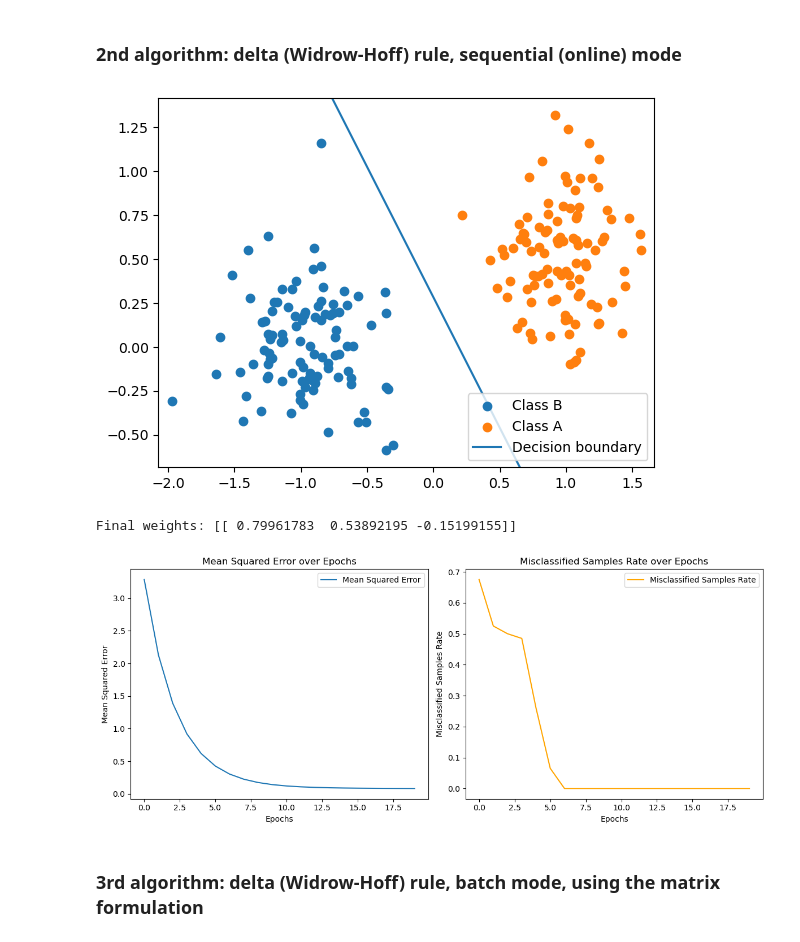
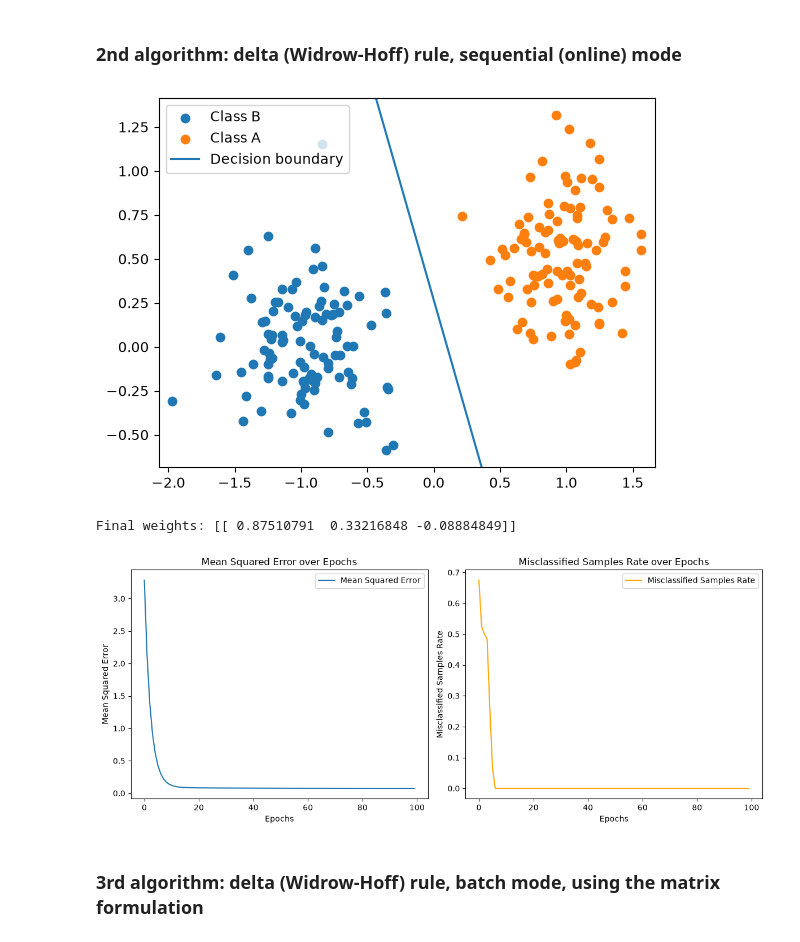
Before and after one commit to liviacardaccia02/Artificial-Neural-Networks-and-Deep-Architectures, a Jupyter notebook: lab1a/lab1a.ipynb, the cells around one changed output. Cells and saved outputs as stored; diff of their text form; code cells hidden in the pictures.

```diff
--- a/lab1a/lab1a.ipynb
+++ b/lab1a/lab1a.ipynb
@@ -35,24 +35,24 @@ perceptron.plot_metrics()
 # %%
 from algorithms import DeltaRulePerceptron
 
 def delta_rule_activation_function(x):
     return np.where(x >= 0, 1, -1)
 
 T_delta = np.where(T == 0, -1, T)
 
 perceptron = DeltaRulePerceptron(
                         input_size=2,
                         output_size=1,
                         learning_rate=0.001,
                         activation_function=delta_rule_activation_function)
 
-perceptron.train(X, T_delta, epochs=20)
+perceptron.train(X, T_delta, epochs=100)
 print("Final weights:", perceptron.weights)
 perceptron.plot_metrics()
 # %% [output]
-[figure, old version]
+[figure, new version]
-Final weights: [[ 0.79961783  0.53892195 -0.15199155]]
+Final weights: [[ 0.87510791  0.33216848 -0.08884849]]
-[figure, old version]
+[figure, new version]
 # %% [markdown]
 ### 3rd algorithm: delta (Widrow-Hoff) rule, batch mode, using the matrix formulation
 # %%
```
Also changed, not shown: parts of 14 cells of this notebook.
